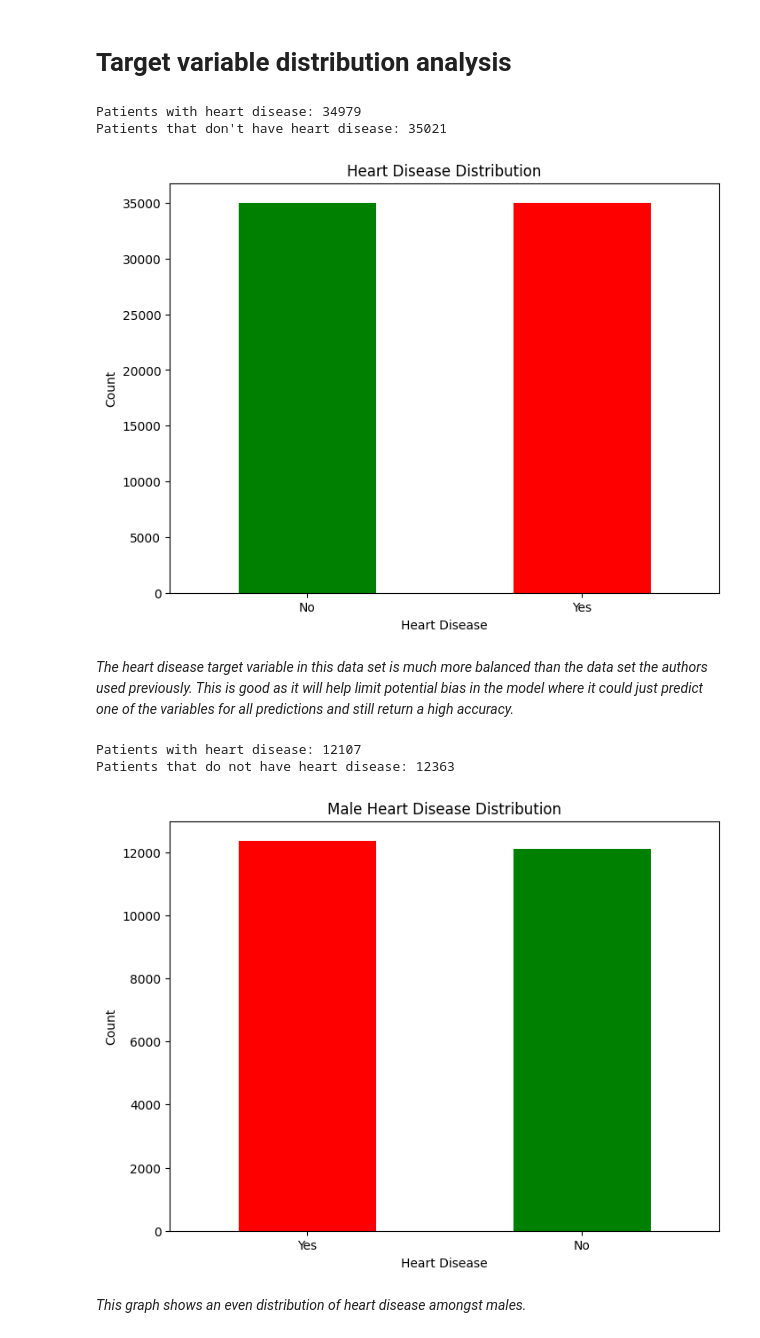
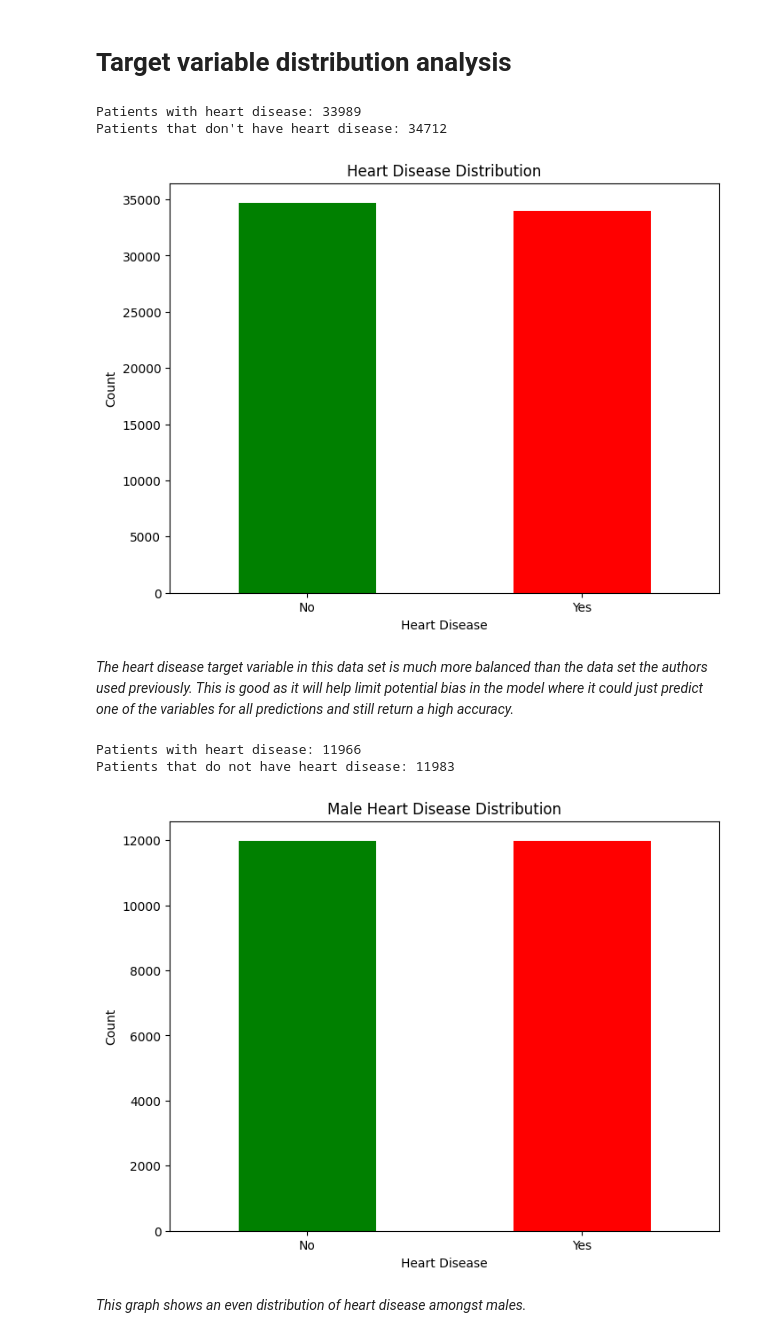
Before and after one commit to bradymiller2310/DS340_Project, a Jupyter notebook: Ensemble CNN.ipynb, the cells around one changed output. Cells and saved outputs as stored; diff of their text form; code cells hidden in the pictures.

```diff
--- a/Ensemble CNN.ipynb
+++ b/Ensemble CNN.ipynb
@@ -151,3 +150,6 @@ df = df[(df['sys_bp'] >= 30) & (df['dia_bp'] >= 10)]
 | 4830 | 70 | 100 |
 | 4941 | 80 | 170 |
 | 5121 | 90 | 140 |
+# %%
+# keeping only instances where sys_bp > dia_bp
+df = df[(df['sys_bp'] >= df['dia_bp'])]
@@ -191,6 +198,8 @@ hd_counts = df['cardio'].map({0: 'No', 1:'Yes'}).value_counts()
 
 print('Patients with heart disease:', hd_counts[1])
 print("Patients that don't have heart disease:", hd_counts[0])
+
+hd_counts = hd_counts.reindex(['No', 'Yes'])
 
 # Plotting
 plt.figure(figsize=(8,6))
@@ -203,32 +212,35 @@ plt.xticks(rotation = 0)
 # Display the plot
 plt.show()
 # %% [output]
-Patients with heart disease: 34979
-Patients that don't have heart disease: 35021
+Patients with heart disease: 33989
+Patients that don't have heart disease: 34712
-[figure, old version]
+[figure, new version]
 # %% [markdown]
 *The heart disease target variable in this data set is much more balanced than the data set the authors used previously. This is good as it will help limit potential bias in the model where it could just predict one of the variables for all predictions and still return a high accuracy.*
 # %%
 # heart distribution of males
 hd_counts = df_men['cardio'].map({0: 'No', 1: 'Yes'}).value_counts()
 
 print('Patients with heart disease:', hd_counts[1])
 print('Patients that do not have heart disease:', hd_counts[0])
 
+# reindexing to ensure placement of categories on x-axis is as desired
+hd_counts = hd_counts.reindex(['No', 'Yes'])
+
 # Plotting
 plt.figure(figsize=(8,6))
-hd_counts.plot(kind='bar', color=['red', 'green'])
+hd_counts.plot(kind='bar', color=['green', 'red'])
 plt.title('Male Heart Disease Distribution')
 plt.xlabel('Heart Disease')
 plt.ylabel('Count')
 plt.xticks(rotation = 0)
 
 # Display the plot
 plt.show()
 # %% [output]
-Patients with heart disease: 12107
-Patients that do not have heart disease: 12363
+Patients with heart disease: 11966
+Patients that do not have heart disease: 11983
-[figure, old version]
+[figure, new version]
 # %% [markdown]
 *This graph shows an even distribution of heart disease amongst males.*
 # %%
```
Also changed, not shown: parts of 37 cells of this notebook.
